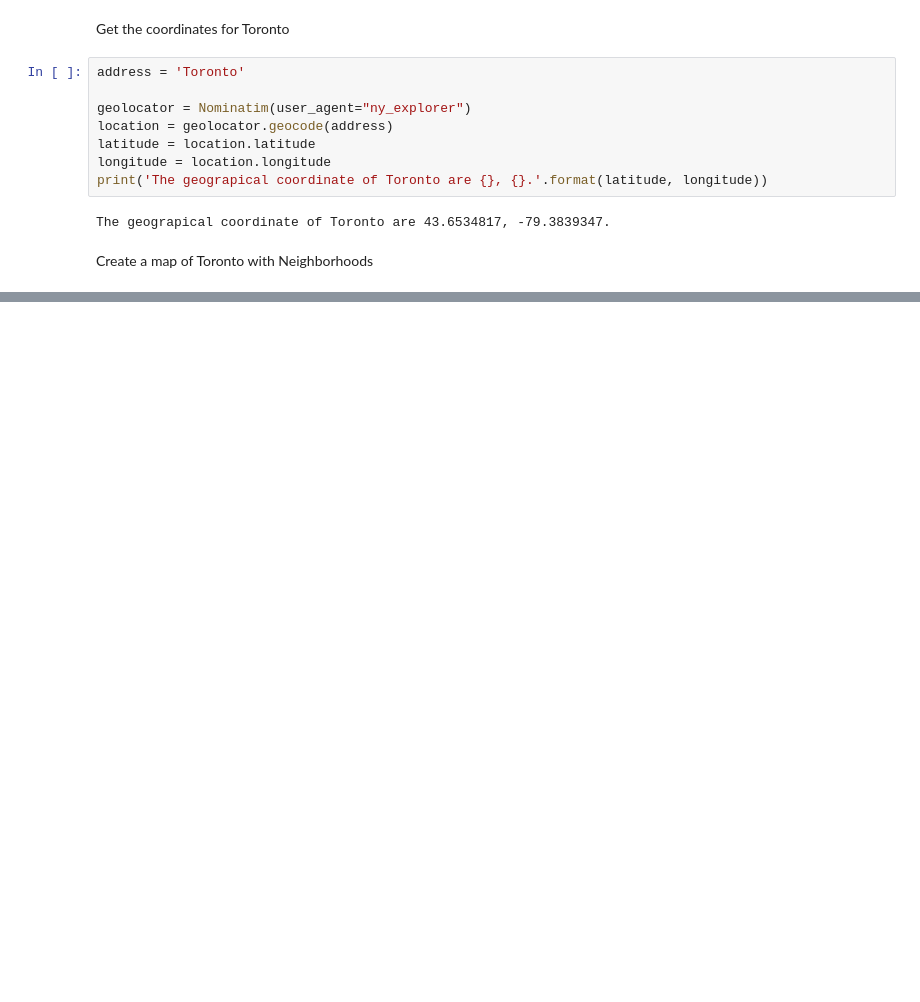
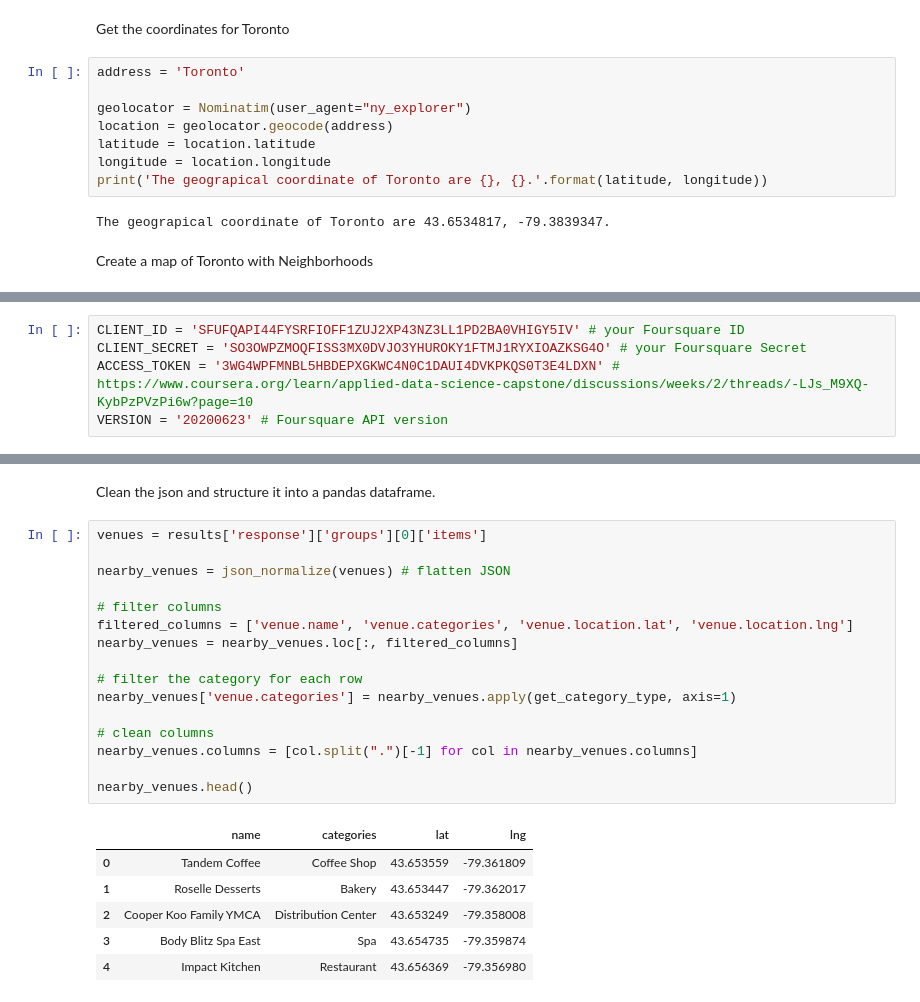
Before and after one commit to Rafal-Py/Coursera_Capstone, a Jupyter notebook: IBM Data Science Capstone.ipynb, the cells around one changed output, grey strips where cells are left out. Cells and saved outputs as stored; diff of their text form; blank space fills up the shorter version.

```diff
--- a/IBM Data Science Capstone.ipynb
+++ b/IBM Data Science Capstone.ipynb
@@ -135,3 +139,8 @@ for lat, lng, borough, neighborhood in zip(toronto_df['Latitude'], toronto_df['L
 map_toronto
 # %% [output]
 [interactive output not drawn]
+# %%
+CLIENT_ID = 'SFUFQAPI44FYSRFIOFF1ZUJ2XP43NZ3LL1PD2BA0VHIGY5IV' # your Foursquare ID
+CLIENT_SECRET = 'SO3OWPZMOQFISS3MX0DVJO3YHUROKY1FTMJ1RYXIOAZKSG4O' # your Foursquare Secret
+ACCESS_TOKEN = '3WG4WPFMNBL5HBDEPXGKWC4N0C1DAUI4DVKPKQS0T3E4LDXN' # https://www.coursera.org/learn/applied-data-science-capstone/discussions/weeks/2/threads/-LJs_M9XQ-KybPzPVzPi6w?page=10
+VERSION = '20200623' # Foursquare API version
@@ -137,0 +212,25 @@ map_toronto
+# %% [markdown]
+Clean the json and structure it into a pandas dataframe.
+# %%
+venues = results['response']['groups'][0]['items']
+
+nearby_venues = json_normalize(venues) # flatten JSON
+
+# filter columns
+filtered_columns = ['venue.name', 'venue.categories', 'venue.location.lat', 'venue.location.lng']
+nearby_venues = nearby_venues.loc[:, filtered_columns]
+
+# filter the category for each row
+nearby_venues['venue.categories'] = nearby_venues.apply(get_category_type, axis=1)
+
+# clean columns
+nearby_venues.columns = [col.split(".")[-1] for col in nearby_venues.columns]
+
+nearby_venues.head()
+# %% [output]
+|  | name | categories | lat | lng |
+| 0 | Tandem Coffee | Coffee Shop | 43.653559 | -79.361809 |
+| 1 | Roselle Desserts | Bakery | 43.653447 | -79.362017 |
+| 2 | Cooper Koo Family YMCA | Distribution Center | 43.653249 | -79.358008 |
+| 3 | Body Blitz Spa East | Spa | 43.654735 | -79.359874 |
+| 4 | Impact Kitchen | Restaurant | 43.656369 | -79.356980 |
```
Also changed, not shown: parts of 13 cells of this notebook, 1 other file.
